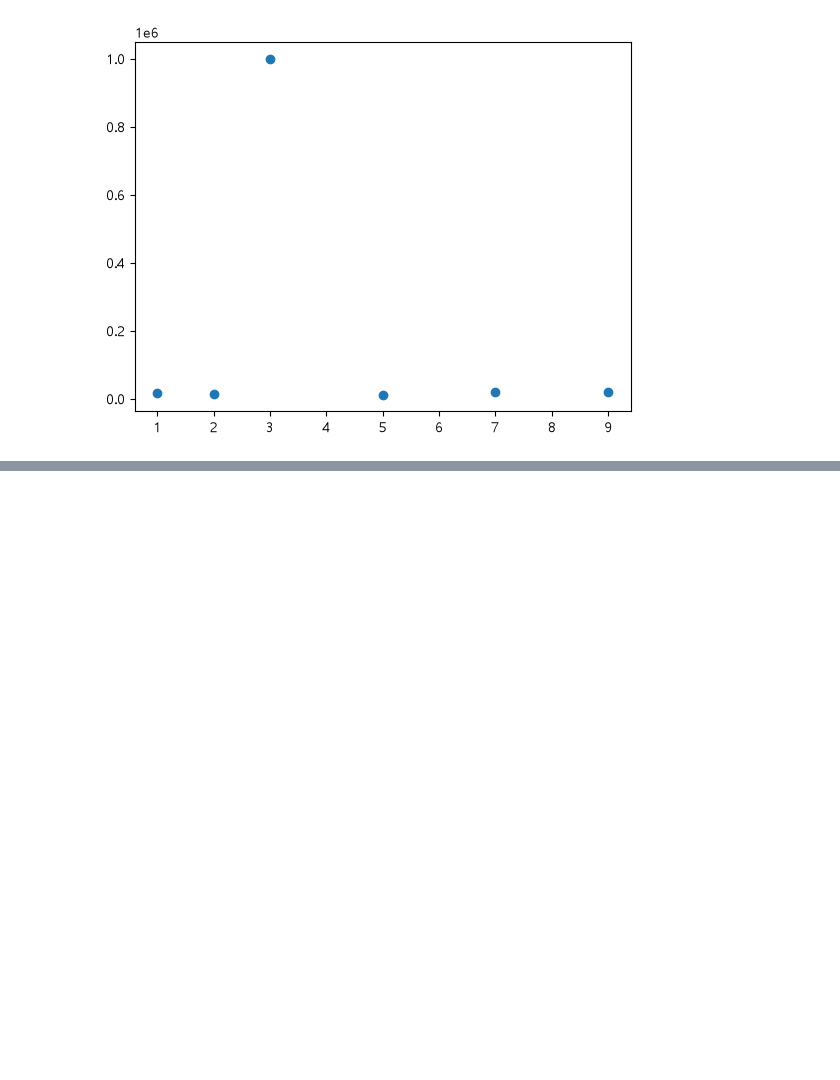
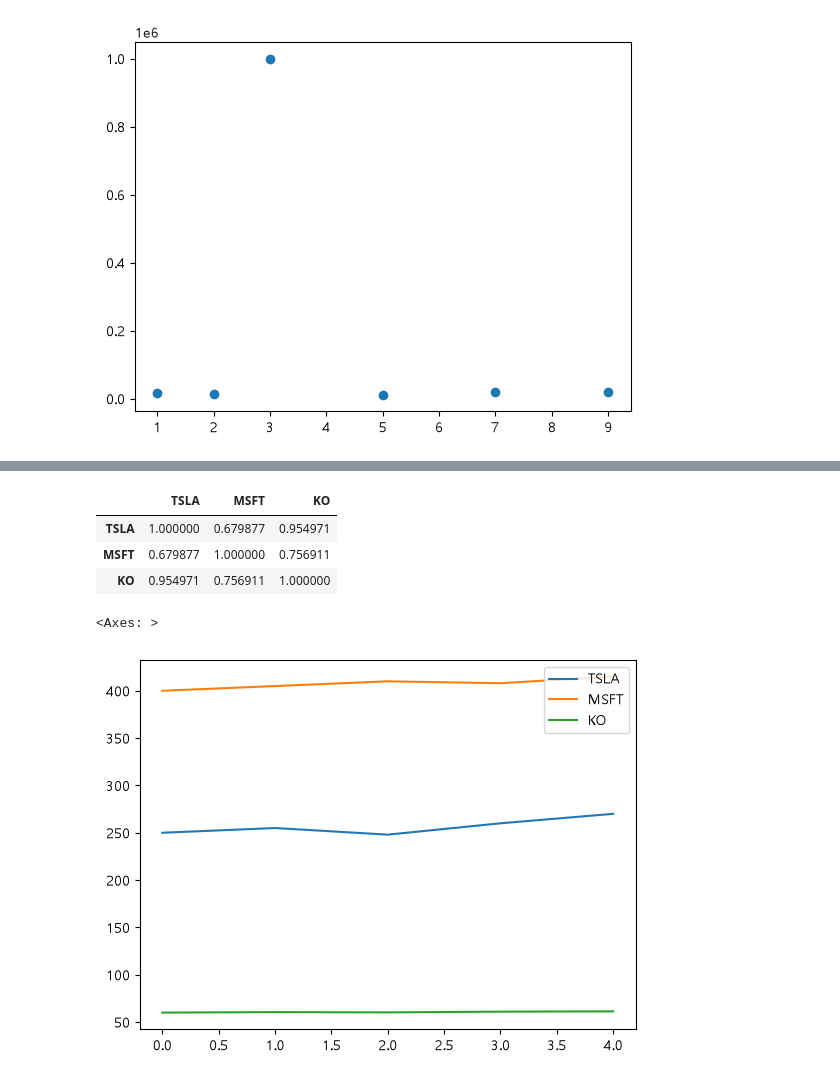
Before and after one commit to shoh03/kdt-data-analysis, a Jupyter notebook: 연습장.ipynb, the cells around one changed output, grey strips where cells are left out. Drawn from its saved outputs; the diff is of its cells as text; code cells hidden in the pictures; blank space fills up the shorter version.

```diff
--- a/연습장.ipynb
+++ b/연습장.ipynb
@@ -831,0 +858,7 @@ plt.scatter(df["sold"],df["price"])
+# %%
+close_df = pd.DataFrame({
+    "TSLA": [250, 255, 248, 260, 270],
+    "MSFT": [400, 405, 410, 408, 415],
+    "KO": [60, 60.5, 60.2, 61, 61.3]
+})
+close_df
@@ -831,0 +918,14 @@ plt.scatter(df["sold"],df["price"])
+# %%
+# 종목 간 상관계수를 확인하시오.
+close_df.corr(numeric_only=True)
+# %% [output]
+|  | TSLA | MSFT | KO |
+| TSLA | 1.000000 | 0.679877 | 0.954971 |
+| MSFT | 0.679877 | 1.000000 | 0.756911 |
+| KO | 0.954971 | 0.756911 | 1.000000 |
+# %%
+# close_df의 종가 변화를 선그래프로 시각화하시오.
+close_df.plot(kind="line")
+# %% [output]
+<Axes: >
+[figure, added]
```
Also changed, not shown: parts of 15 cells of this notebook.
